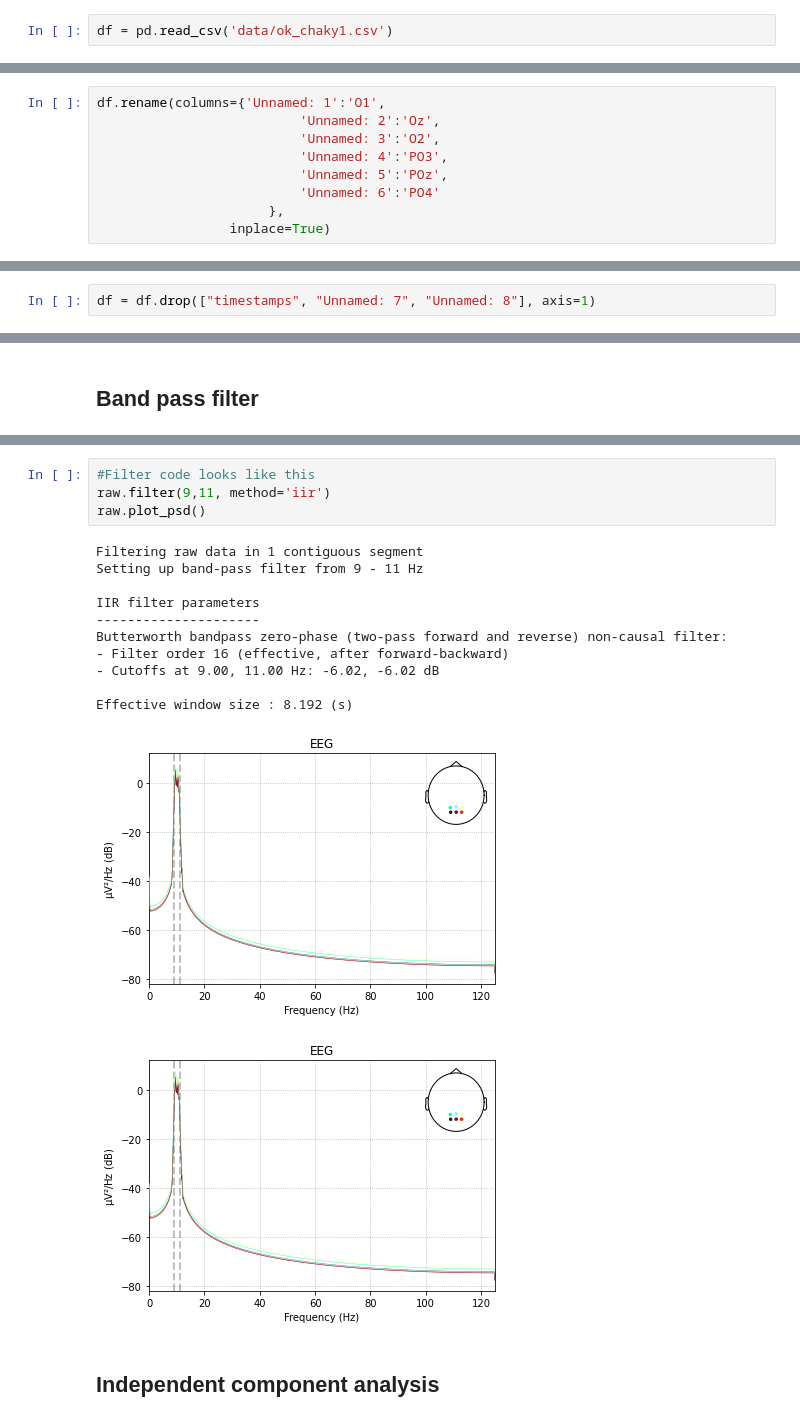
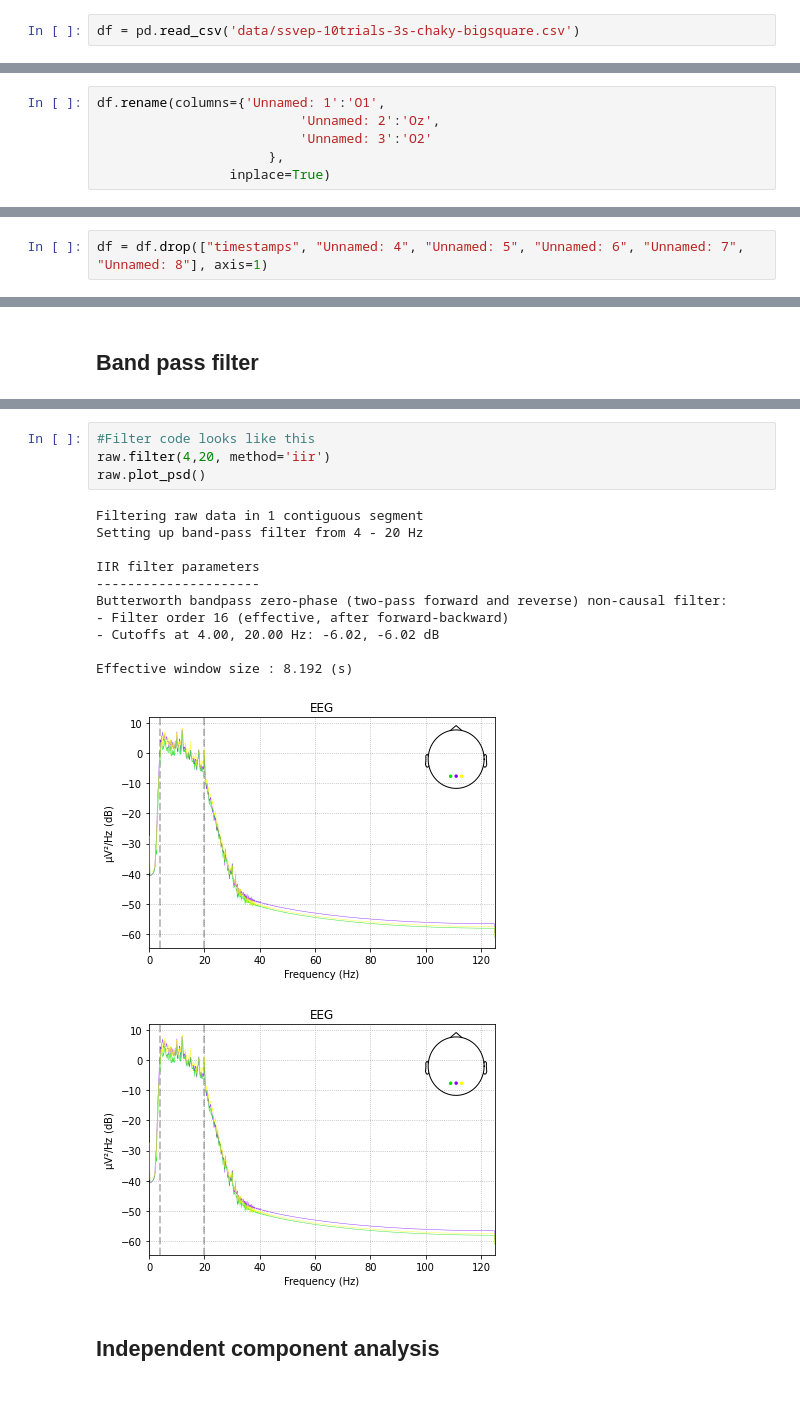
Before and after one commit to chaklam-silpasuwanchai/EEG-Real-Time-Applications, a Jupyter notebook: SSVEP/3-analysis/Model Training.ipynb, the cells around one changed output, grey strips where cells are left out. Saved outputs shown, nothing was run; the diff lists cells and outputs as text.

Commit message:
Added new data with big square

```diff
--- a/SSVEP/3-analysis/Model Training.ipynb
+++ b/SSVEP/3-analysis/Model Training.ipynb
@@ -15,7 +15,7 @@ import seaborn as sns
 # %% [markdown]
 # 1. Import Data
 # %%
-df = pd.read_csv('data/ok_chaky1.csv')
+df = pd.read_csv('data/ssvep-10trials-3s-chaky-bigsquare.csv')
 # %%
 df.shape #check the size of 0
 # %% [output]
@@ -37,10 +37,7 @@ df.rename(columns={'Unnamed: 1':'Fp1',
 # %%
 df.rename(columns={'Unnamed: 1':'O1',
                           'Unnamed: 2':'Oz',
-                          'Unnamed: 3':'O2',
-                          'Unnamed: 4':'PO3',
-                          'Unnamed: 5':'POz',
-                          'Unnamed: 6':'PO4'
+                          'Unnamed: 3':'O2'
                       },
                  inplace=True)
 # %%
@@ -55,5 +52,5 @@ df.head()
 # %%
-df = df.drop(["timestamps", "Unnamed: 7", "Unnamed: 8"], axis=1)
+df = df.drop(["timestamps", "Unnamed: 4", "Unnamed: 5", "Unnamed: 6", "Unnamed: 7", "Unnamed: 8"], axis=1)
 # %% [markdown]
 df = df.drop(["timestamps"], axis=1)
 # %%
@@ -115,19 +108,19 @@ Since we are interested in spectral analysis, our interested band is around 4 an
 # %%
 #Filter code looks like this
-raw.filter(9,11, method='iir')
+raw.filter(4,20, method='iir')
 raw.plot_psd()
 # %% [output]
 Filtering raw data in 1 contiguous segment
-Setting up band-pass filter from 9 - 11 Hz
+Setting up band-pass filter from 4 - 20 Hz
 
 IIR filter parameters
 ---------------------
 Butterworth bandpass zero-phase (two-pass forward and reverse) non-causal filter:
 - Filter order 16 (effective, after forward-backward)
-- Cutoffs at 9.00, 11.00 Hz: -6.02, -6.02 dB
+- Cutoffs at 4.00, 20.00 Hz: -6.02, -6.02 dB
 
 Effective window size : 8.192 (s)
-[figure, old version]
+[figure, new version]
-[figure, old version]
+[figure, new version]
 # %% [markdown]
 ## Independent component analysis
```
Also changed, not shown: parts of 18 cells of this notebook, 4 other files.
